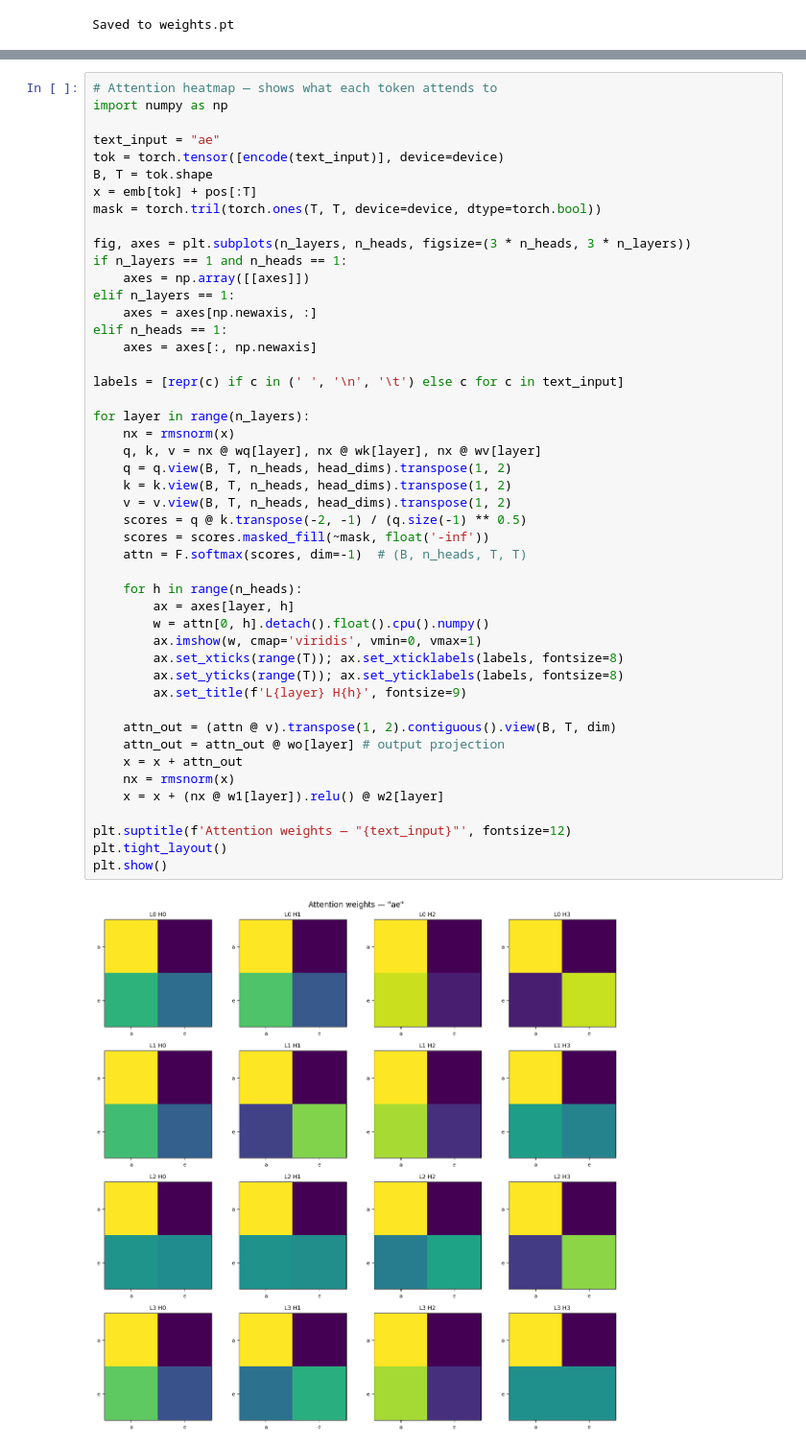
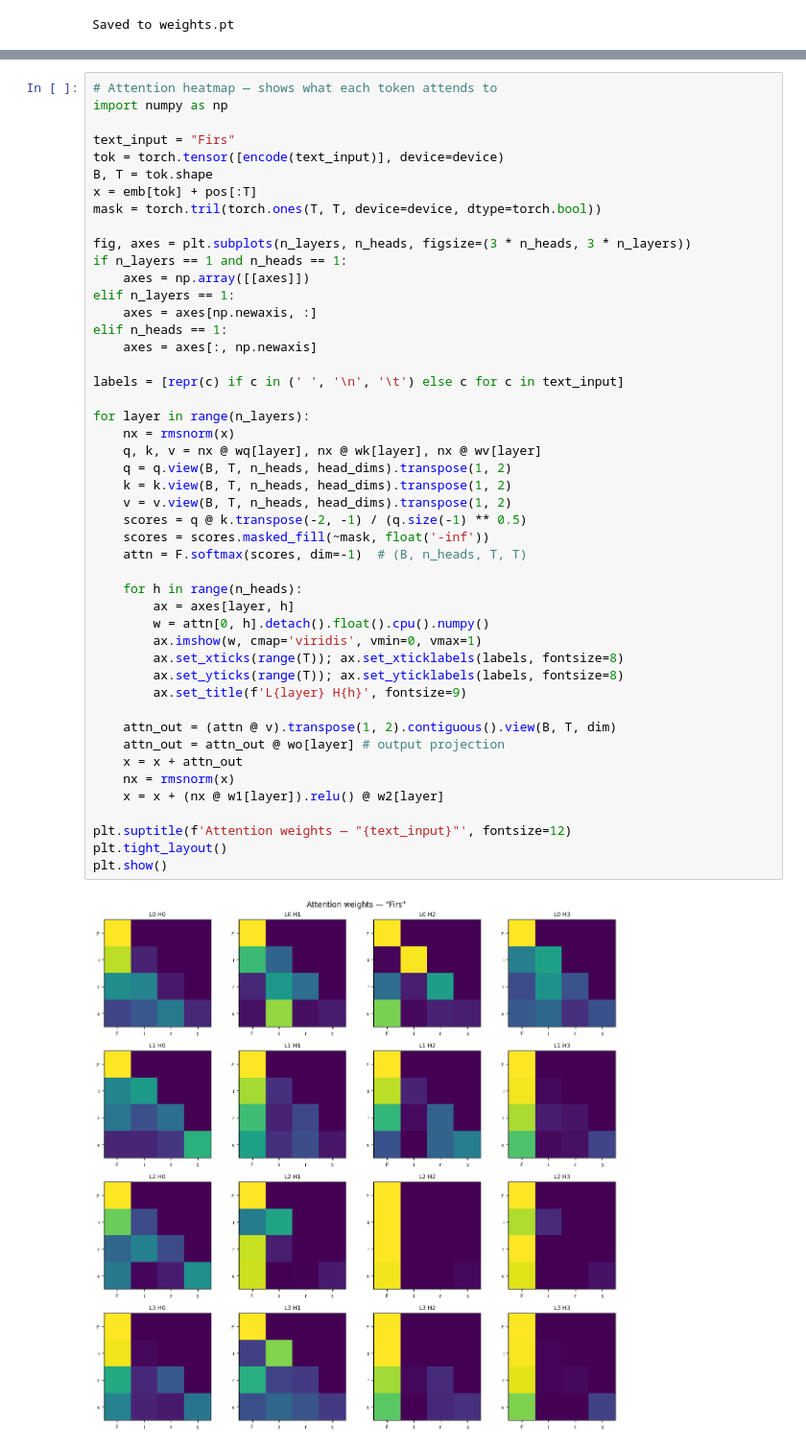
Before and after one commit to uncoded0123/minimal_transformer, a Jupyter notebook: minimal_transformer.ipynb, the cells around one changed output, grey strips where cells are left out. Shown at 96% size. Saved outputs shown, nothing was run; the diff lists cells and outputs as text.

```diff
--- a/minimal_transformer.ipynb
+++ b/minimal_transformer.ipynb
@@ -307,7 +304,7 @@ aeion
 # Attention heatmap — shows what each token attends to
 import numpy as np
 
-text_input = "ae"
+text_input = "Firs"
 tok = torch.tensor([encode(text_input)], device=device)
 B, T = tok.shape
 x = emb[tok] + pos[:T]
@@ -324,33 +321,33 @@ elif n_heads == 1:
 labels = [repr(c) if c in (' ', '\n', '\t') else c for c in text_input]
 
 for layer in range(n_layers):
     nx = rmsnorm(x)
     q, k, v = nx @ wq[layer], nx @ wk[layer], nx @ wv[layer]
     q = q.view(B, T, n_heads, head_dims).transpose(1, 2)
     k = k.view(B, T, n_heads, head_dims).transpose(1, 2)
     v = v.view(B, T, n_heads, head_dims).transpose(1, 2)
     scores = q @ k.transpose(-2, -1) / (q.size(-1) ** 0.5)
     scores = scores.masked_fill(~mask, float('-inf'))
     attn = F.softmax(scores, dim=-1)  # (B, n_heads, T, T)
 
     for h in range(n_heads):
         ax = axes[layer, h]
         w = attn[0, h].detach().float().cpu().numpy()
         ax.imshow(w, cmap='viridis', vmin=0, vmax=1)
         ax.set_xticks(range(T)); ax.set_xticklabels(labels, fontsize=8)
         ax.set_yticks(range(T)); ax.set_yticklabels(labels, fontsize=8)
         ax.set_title(f'L{layer} H{h}', fontsize=9)
 
     attn_out = (attn @ v).transpose(1, 2).contiguous().view(B, T, dim)
     attn_out = attn_out @ wo[layer] # output projection
     x = x + attn_out
     nx = rmsnorm(x)
     x = x + (nx @ w1[layer]).relu() @ w2[layer]
 
 plt.suptitle(f'Attention weights — "{text_input}"', fontsize=12)
 plt.tight_layout()
 plt.show()
 # %% [output]
-[figure, old version]
+[figure, new version]
 # %%
 # ===== Sparse Autoencoder (SAE) — find interpretable features in the residual stream =====
```
Also changed, not shown: parts of 4 cells of this notebook, 3 other files.
